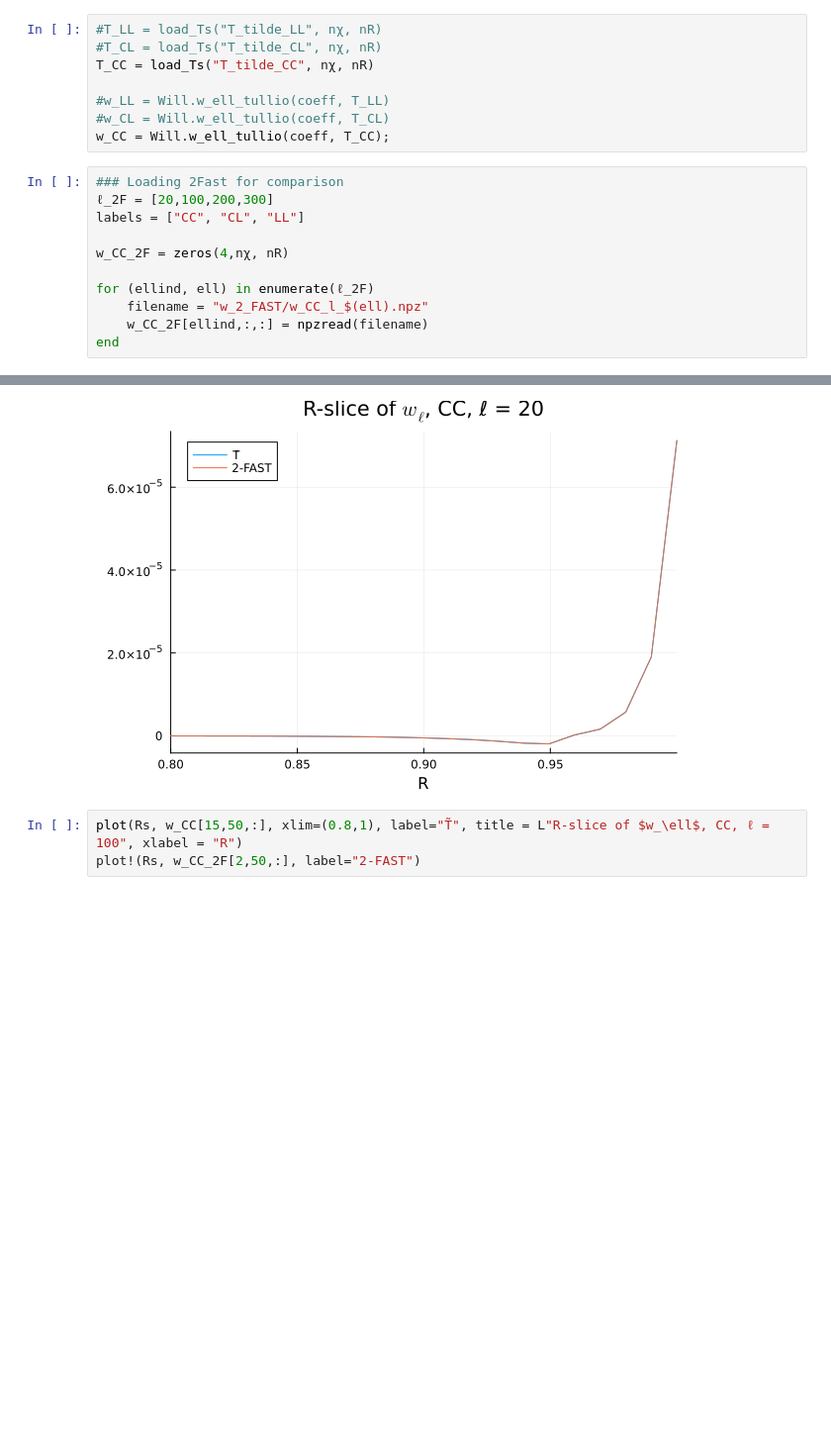
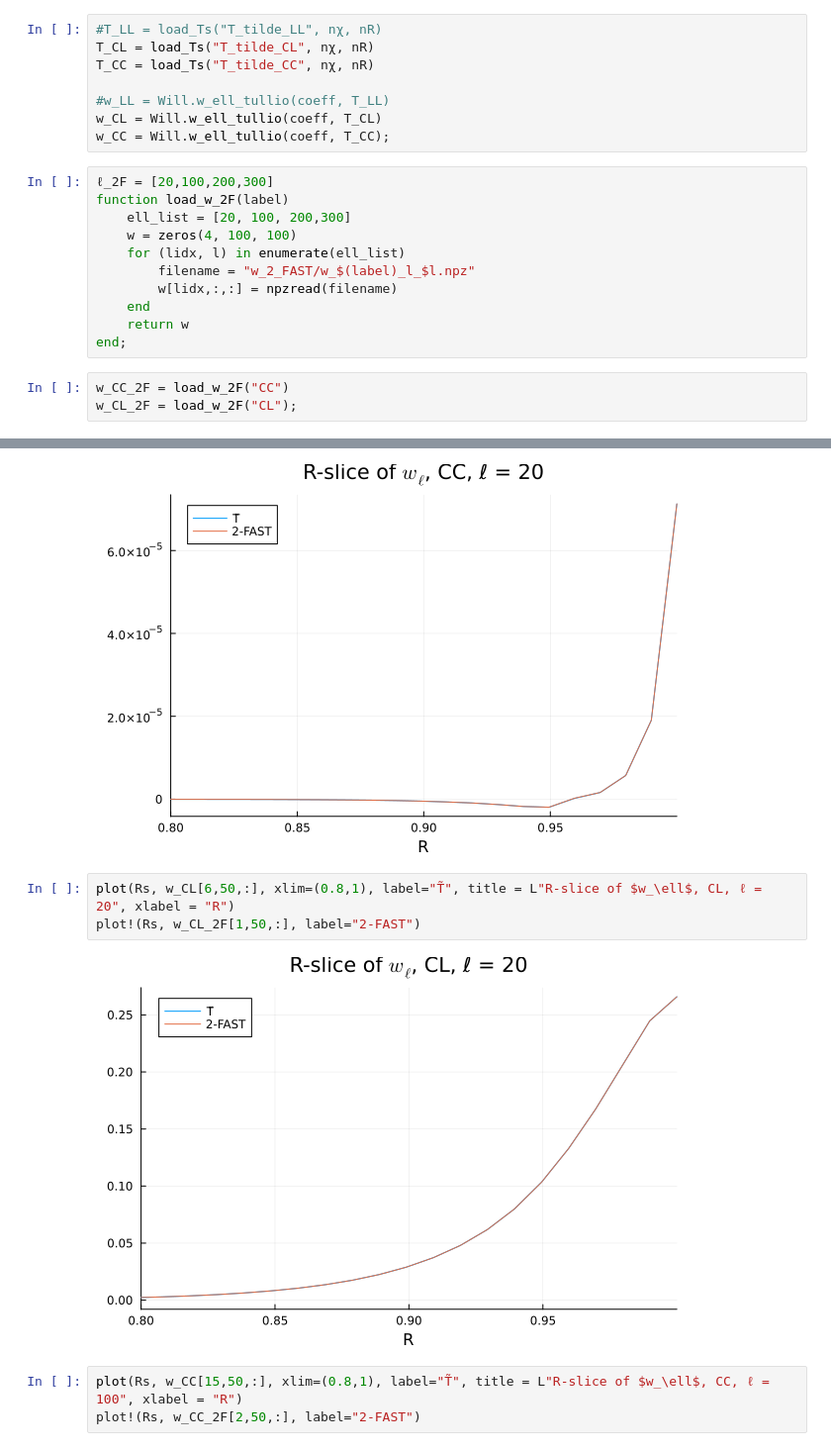
Before and after one commit to sofiachiarenza/Cl_project, a Jupyter notebook: cls_final_for_real?.ipynb, the cells around one changed output, grey strips where cells are left out. Shown at 99% size. Drawn from its saved outputs; the diff is of its cells as text; blank space fills up the shorter version.

Commit message:
CL plots added

```diff
--- a/cls_final_for_real?.ipynb
+++ b/cls_final_for_real?.ipynb
@@ -320,23 +320,26 @@ for i in 1:nR
 end;
 # %%
 #T_LL = load_Ts("T_tilde_LL", nχ, nR)
-#T_CL = load_Ts("T_tilde_CL", nχ, nR)
+T_CL = load_Ts("T_tilde_CL", nχ, nR)
 T_CC = load_Ts("T_tilde_CC", nχ, nR)
 
 #w_LL = Will.w_ell_tullio(coeff, T_LL)
-#w_CL = Will.w_ell_tullio(coeff, T_CL)
+w_CL = Will.w_ell_tullio(coeff, T_CL)
 w_CC = Will.w_ell_tullio(coeff, T_CC);
 # %%
-### Loading 2Fast for comparison
 ℓ_2F = [20,100,200,300]
-labels = ["CC", "CL", "LL"]
-
-w_CC_2F = zeros(4,nχ, nR)
-
-for (ellind, ell) in enumerate(ℓ_2F)
-    filename = "w_2_FAST/w_CC_l_$(ell).npz"
-    w_CC_2F[ellind,:,:] = npzread(filename)
-end
+function load_w_2F(label)
+    ell_list = [20, 100, 200,300]
+    w = zeros(4, 100, 100)
+    for (lidx, l) in enumerate(ell_list)
+        filename = "w_2_FAST/w_$(label)_l_$l.npz"
+        w[lidx,:,:] = npzread(filename)
+    end
+    return w
+end;
+# %%
+w_CC_2F = load_w_2F("CC")
+w_CL_2F = load_w_2F("CL");
 # %% [raw]
 ℓ_2F = [20,100,200,300]
 labels = ["CC", "CL", "LL"]
@@ -358,6 +361,11 @@ plot(Rs, w_CC[6,50,:], xlim=(0.8,1), label="T̃", title = L"R-slice of $w_\ell$,
 plot!(Rs, w_CC_2F[1,50,:], label="2-FAST")
 # %% [output]
 [figure]
+# %%
+plot(Rs, w_CL[6,50,:], xlim=(0.8,1), label="T̃", title = L"R-slice of $w_\ell$, CL, ℓ = 20", xlabel = "R")
+plot!(Rs, w_CL_2F[1,50,:], label="2-FAST")
+# %% [output]
+[figure, added]
 # %%
 plot(Rs, w_CC[15,50,:], xlim=(0.8,1), label="T̃", title = L"R-slice of $w_\ell$, CC, ℓ = 100", xlabel = "R")
 plot!(Rs, w_CC_2F[2,50,:], label="2-FAST")
```
Also changed, not shown: parts of 10 cells of this notebook.
